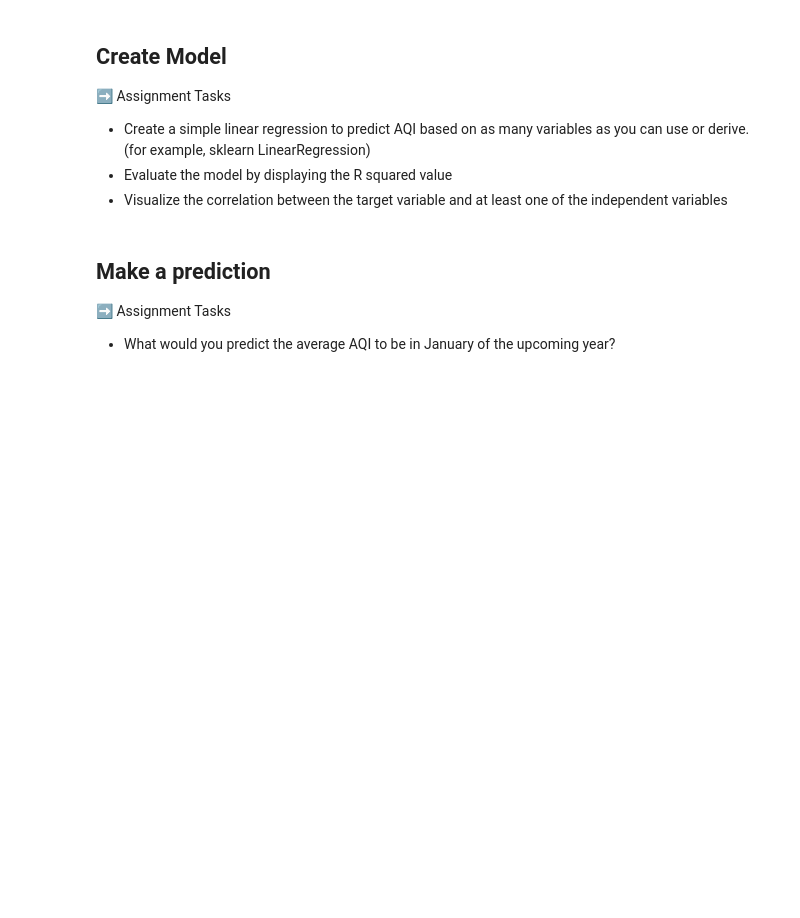
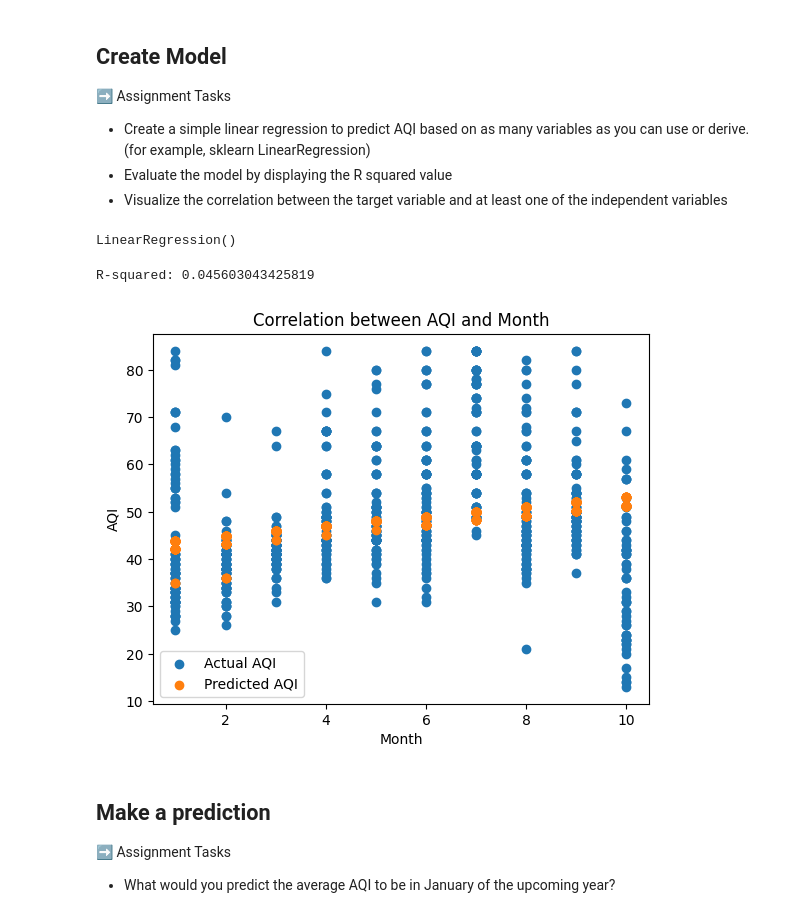
Before and after one commit to MHN-Main/4487, a Jupyter notebook: Labs/Scripts/lab_11_air_quality_regression.ipynb, the cells around one changed output. Cells and saved outputs as stored; diff of their text form; code cells hidden in the pictures; blank space fills up the shorter version.

```diff
--- a/Labs/Scripts/lab_11_air_quality_regression.ipynb
+++ b/Labs/Scripts/lab_11_air_quality_regression.ipynb
@@ -83,5 +121,15 @@ df_clean
+# %%
+#select final columns for use
+features = ['Month', 'Year', 'Defining_Parameter_CO', 'Defining_Parameter_NO2',
+            'Defining_Parameter_Ozone', 'Defining_Parameter_PM10',
+            'Defining_Parameter_PM2.5']
+target = 'AQI'
+
+X = df_utah[features]
+y = df_utah[target]
 # %%
 #split the data into training and testing datasets
+X_train, X_test, y_train, y_test = train_test_split(X, y, test_size=0.2, random_state=42)
 # %% [markdown]
 ## Create Model
 
@@ -91,5 +139,14 @@ df_clean
 - Visualize the correlation between the target variable and at least one of the independent variables
 # %%
 #create regression or classification model
+model = LinearRegression()
+model.fit(X_train, y_train)
+# %% [output]
+LinearRegression()
 # %%
 #print the R squared value
+y_pred = model.predict(X_test)
+r2 = r2_score(y_test, y_pred)
+print('R-squared:', r2)
+# %% [output]
+R-squared: 0.045603043425819
@@ -98,3 +153,14 @@ df_clean
+# %%
+#visual
+plt.scatter(X_test['Month'], y_test, label="Actual AQI")
+plt.scatter(X_test['Month'], y_pred, label="Predicted AQI")
+plt.xlabel("Month")
+plt.ylabel("AQI")
+plt.title("Correlation between AQI and Month")
+plt.legend()
+plt.show()
+# %% [output]
+[figure, added]
 # %% [markdown]
 ## Make a prediction
 
```
Also changed, not shown: parts of 9 cells of this notebook.
